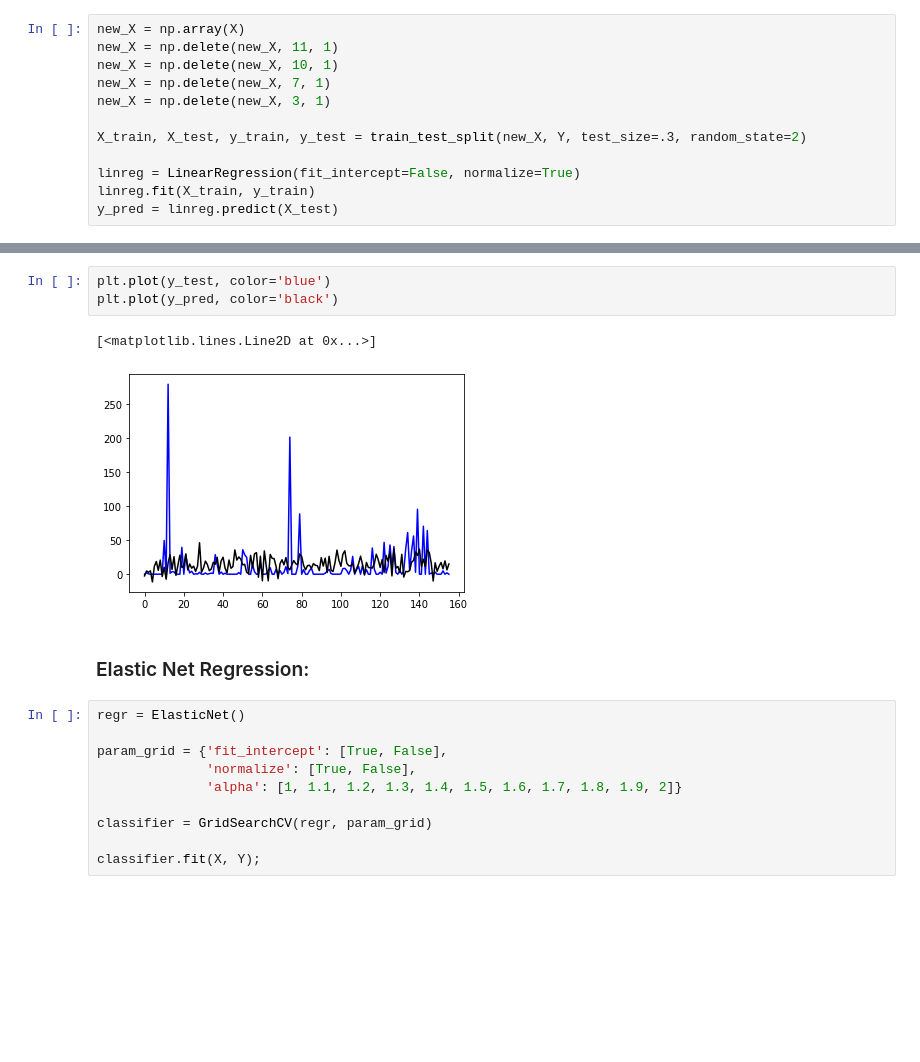
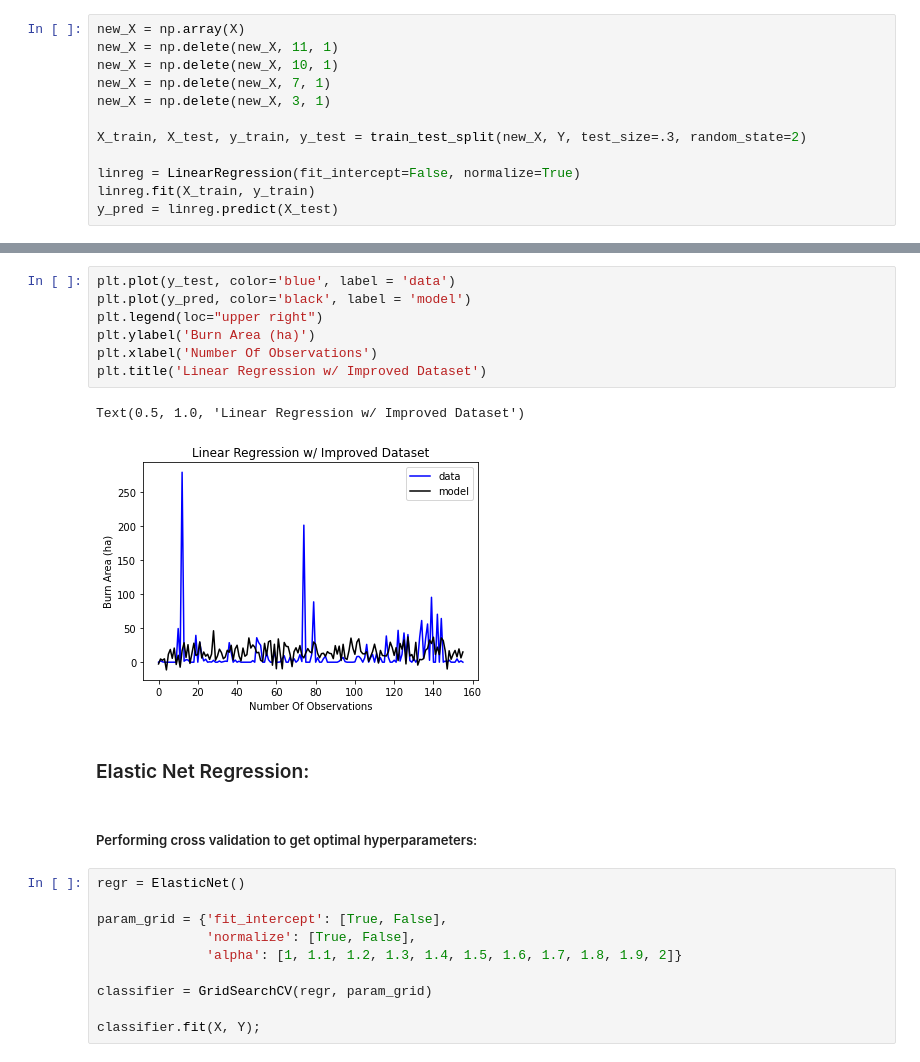
Before and after one commit to CrepeTown/ForestFireBurnAreaPrediction, a Jupyter notebook: Forest Fire Burn Area Prediction - CS345 Final Project.ipynb, the cells around one changed output, grey strips where cells are left out. Drawn from its saved outputs; the diff is of its cells as text; blank space fills up the shorter version.

```diff
--- a/Forest Fire Burn Area Prediction - CS345 Final Project.ipynb
+++ b/Forest Fire Burn Area Prediction - CS345 Final Project.ipynb
@@ -133,11 +139,17 @@ print(np.mean(np.abs(y_pred-y_test))) #Error calculation
-# %%
-plt.plot(y_test, color='blue')
-plt.plot(y_pred, color='black')
-# %% [output]
-[<matplotlib.lines.Line2D at 0x...>]
-[figure, removed]
+# %%
+plt.plot(y_test, color='blue', label = 'data')
+plt.plot(y_pred, color='black', label = 'model')
+plt.legend(loc="upper right")
+plt.ylabel('Burn Area (ha)')
+plt.xlabel('Number Of Observations')
+plt.title('Linear Regression w/ Improved Dataset')
+# %% [output]
+Text(0.5, 1.0, 'Linear Regression w/ Improved Dataset')
+[figure, added]
 # %% [markdown]
 ### Elastic Net Regression:
+# %% [markdown]
+##### Performing cross validation to get optimal hyperparameters:
 # %%
 regr = ElasticNet()
 
```
Also changed, not shown: parts of 26 cells of this notebook.
